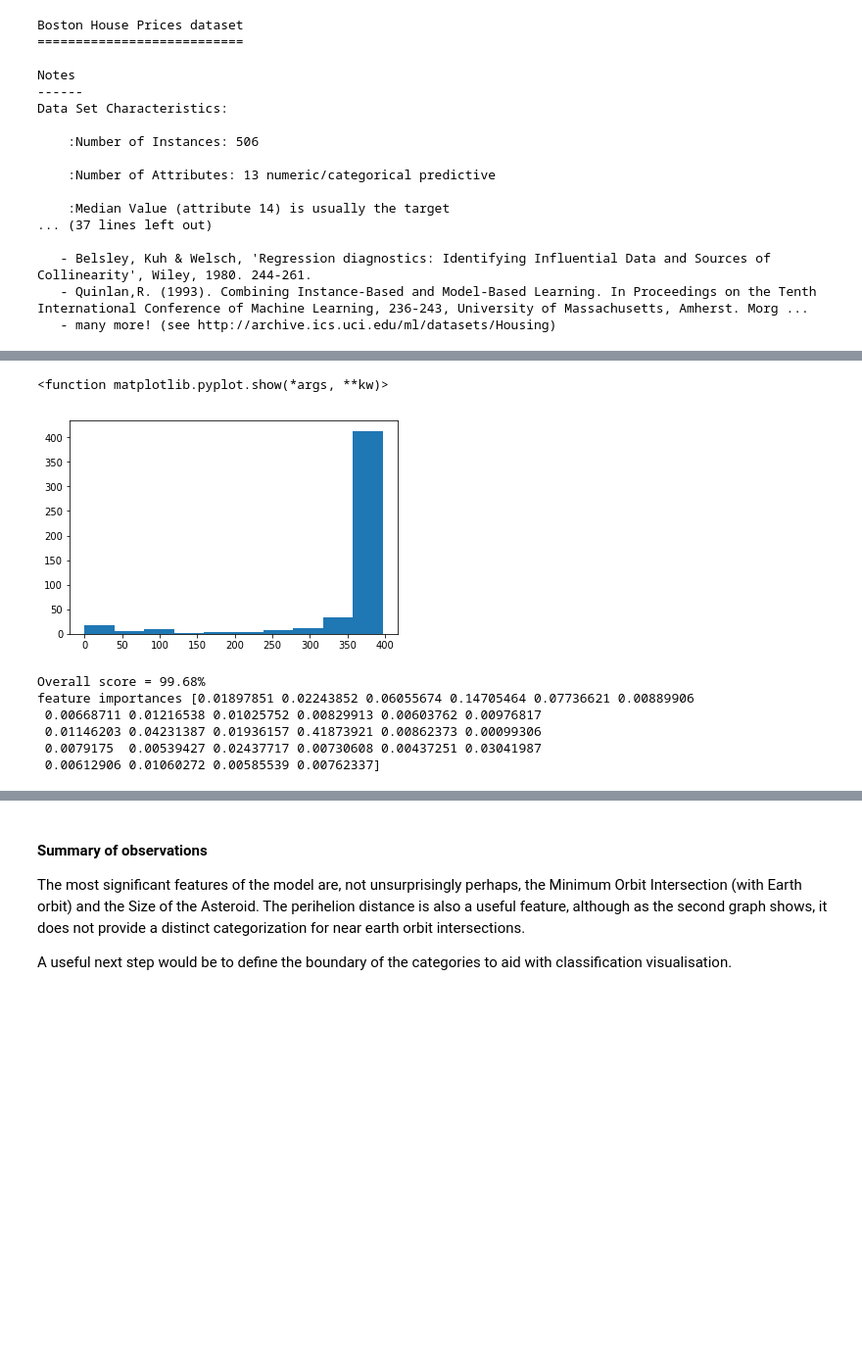
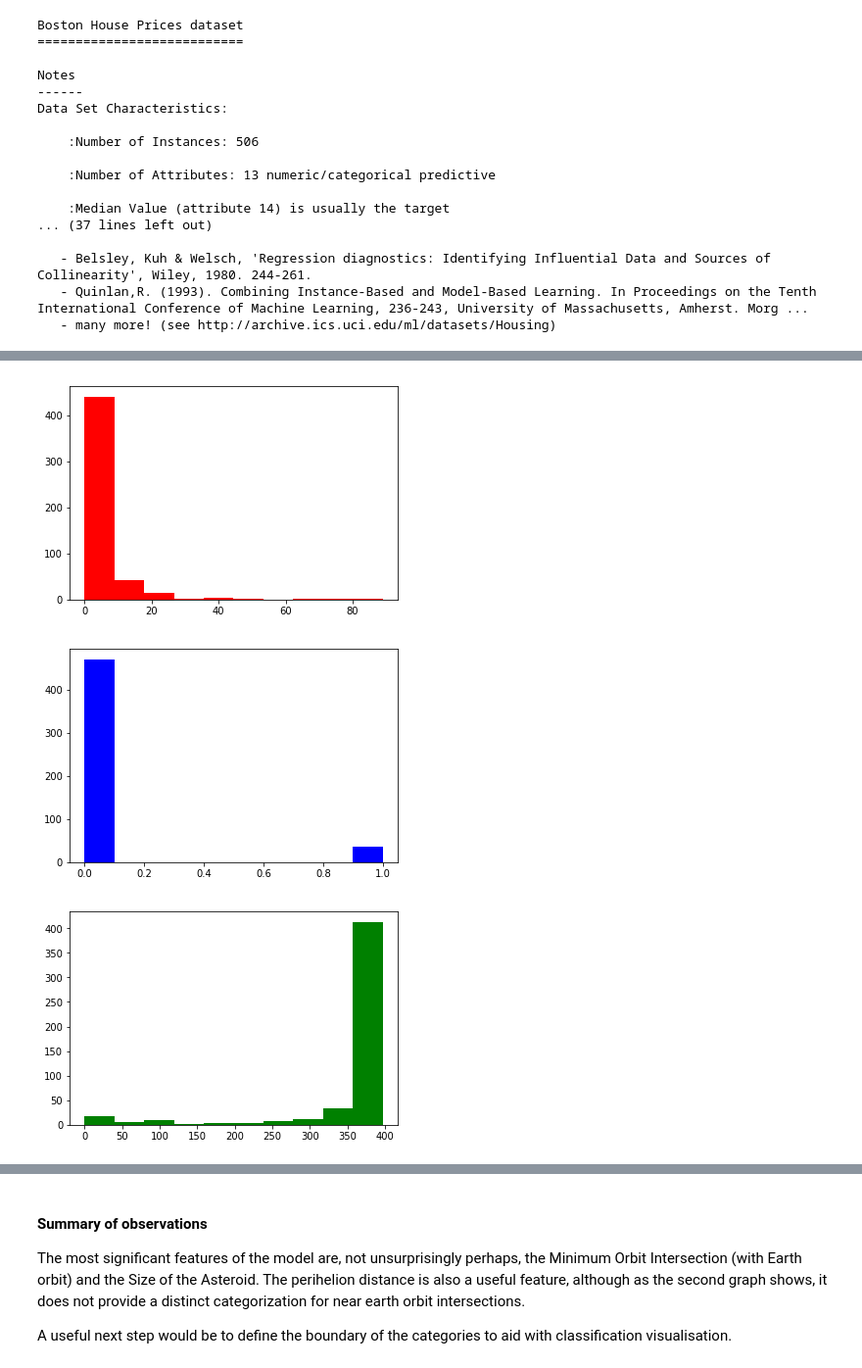
Before and after one commit to vipulpopat/MSCAI_CE4021_Project, a Jupyter notebook: SGD Regression.ipynb, the cells around one changed output, grey strips where cells are left out. Shown: that part at 98% size. Saved outputs shown, nothing was run; the diff lists cells and outputs as text; code cells hidden in the pictures; blank space fills up the shorter version.

Commit message:
data pre-processing and outliers handled

```diff
--- a/SGD Regression.ipynb
+++ b/SGD Regression.ipynb
@@ -101,9 +103,0 @@ plt.show()
-# %%
-#Issues found during initial analysis that will need to be resolved:
-#investigaste 'CRIM','CHAS','B' for outliers
-#lookto standardise several features: TAX, AGE, PTRATIO
-plt.hist(boston_df['B'])
-plt.show
-# %% [output]
-<function matplotlib.pyplot.show(*args, **kw)>
-[figure, removed]
@@ -112,29 +104,18 @@ plt.show
-# %%
-####################
-#
-# 2. Train & Test
-#
-####################
-
-#Take the result vector (y) into a separate dataframe
-nasa_data_y = nasa_data.iloc[::,29]
-
-#Prior to training, scale the data
-nasa_data_x_scaled = preprocessing.scale(nasa_data_x)
-
-#Split into train and test datasets
-X_train, X_test, y_train, y_test = train_test_split(nasa_data_x_scaled, nasa_data_y, test_size=0.6, random_state=39)
-
-#Fit the model
-
-#score the model using the test dataset
-rfc_score = rfc.score(X_test,y_test)
-print('Overall score = {}%'.format(round(rfc_score * 100, 2)))
-print('feature importances {}'.format(rfc.feature_importances_))
-# %% [output]
-Overall score = 99.68%
-feature importances [0.01897851 0.02243852 0.06055674 0.14705464 0.07736621 0.00889906
- 0.00668711 0.01216538 0.01025752 0.00829913 0.00603762 0.00976817
- 0.01146203 0.04231387 0.01936157 0.41873921 0.00862373 0.00099306
- 0.0079175  0.00539427 0.02437717 0.00730608 0.00437251 0.03041987
- 0.00612906 0.01060272 0.00585539 0.00762337]
+# %%
+#Issues found during initial analysis that will need to be resolved:
+#investigaste 'CRIM','CHAS','B' for outliers
+_, myplt = plt.subplots()
+myplt.hist(boston_df['CRIM'], color='r')
+_, myplt = plt.subplots()
+myplt.hist(boston_df['CHAS'], color='b')
+_, myplt = plt.subplots()
+myplt.hist(boston_df['B'], color='g')
+
+#CRIM and B seem to have significant outliers. For now I will exclude as I want to focus on the
+#environmental factors i.e. ZN, INDUS, NOX, DIS, RAD, PTRATIO.
+#Reduce array to interesting features
+boston_df_reduced = pd.DataFrame(boston_df[['ZN','INDUS','CHAS','NOX','RM','AGE','DIS','RAD','PTRATIO']])
+# %% [output]
+[figure, added]
+[figure, added]
+[figure, added]
```
Also changed, not shown: parts of 12 cells of this notebook.
